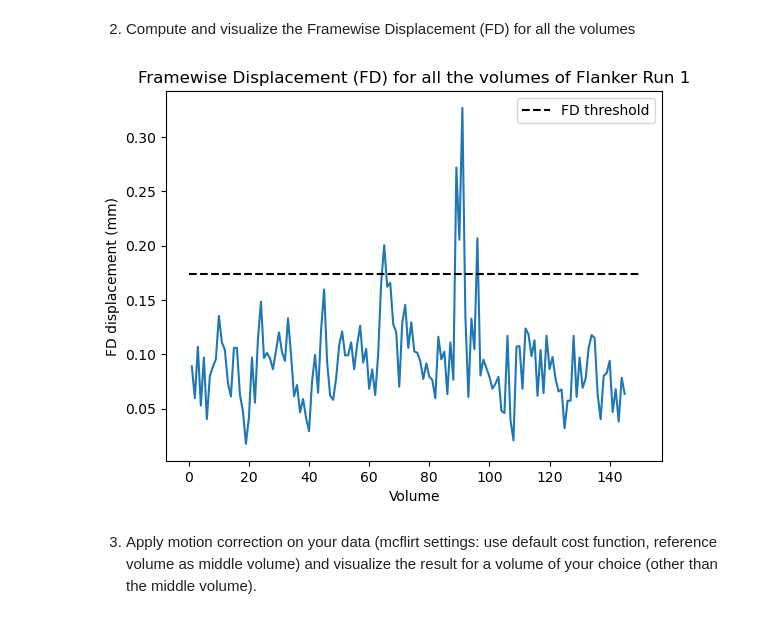
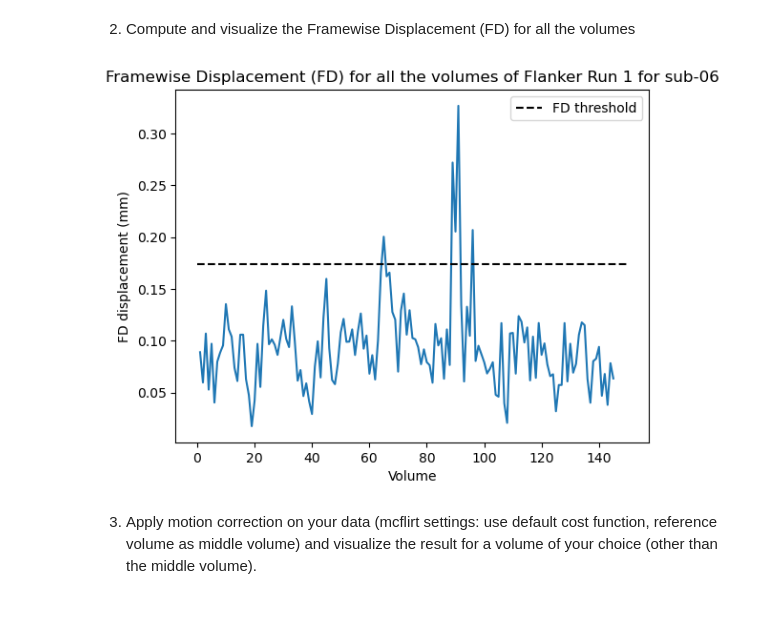
Before and after one commit to Pingsheng-Kevin/NSSP_Mini1, a Jupyter notebook: lgr.ipynb, the cells around one changed output. Saved outputs shown, nothing was run; the diff lists cells and outputs as text; code cells hidden in the pictures.

```diff
--- a/lgr.ipynb
+++ b/lgr.ipynb
@@ -286,14 +316,8 @@ threshold = np.quantile(fd,0.75) + 1.5*(np.quantile(fd,0.75) - np.quantile(fd,0.
-# %%
-%matplotlib inline
-plt.plot(list(range(1, fd.size+1)), fd)
-plt.title(f"Framewise Displacement (FD) for all the volumes of Flanker Run {flanker_run}")
-plt.xlabel('Volume')
-plt.ylabel('FD displacement (mm)')
-plt.hlines(threshold, 0, 150,colors='black', linestyles='dashed', label='FD threshold')
-plt.legend()
-plt.show()
-# %% [output]
-[figure, removed]
+# %%
+%matplotlib inline
+visualise_fd(fd, '06')
+# %% [output]
+[figure, added]
 # %% [markdown]
 3) Apply motion correction on your data (mcflirt settings: use default cost function,
 reference volume as middle volume) and visualize the result for a volume of your
```
Also changed, not shown: parts of 25 cells of this notebook.
